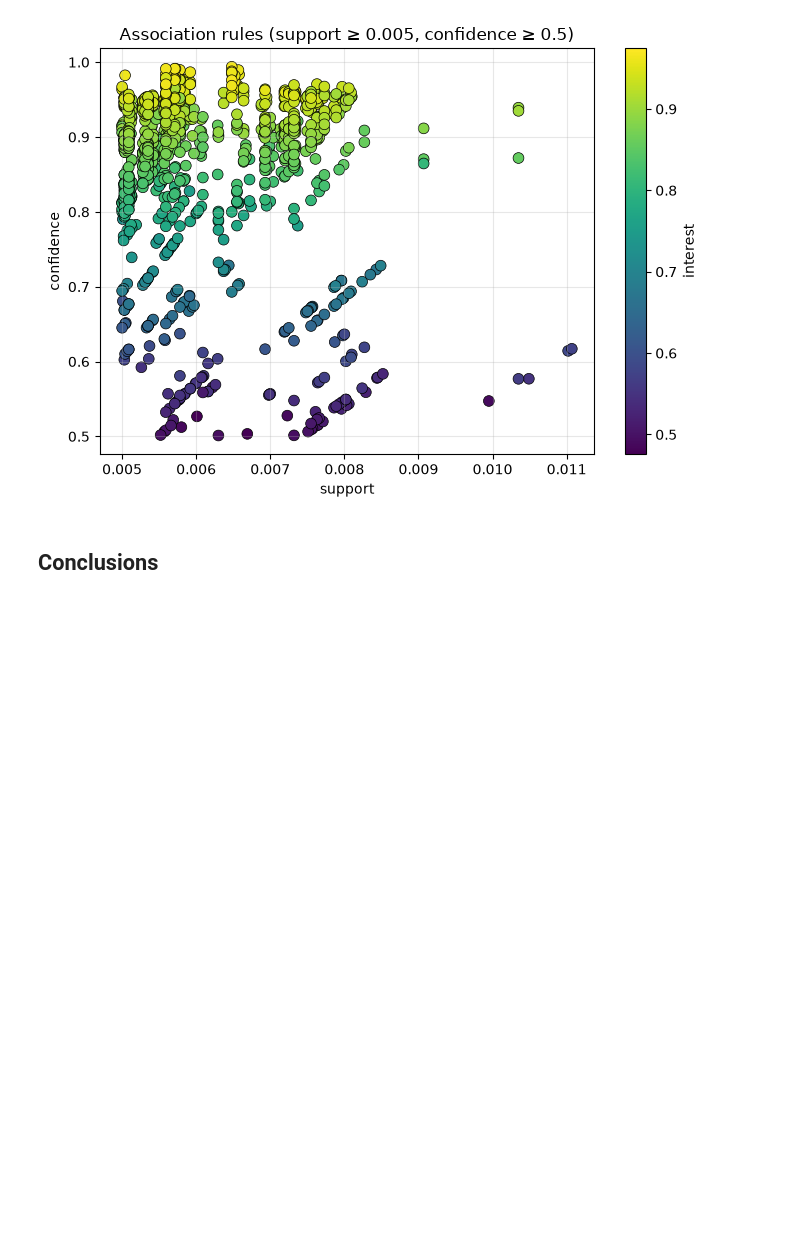
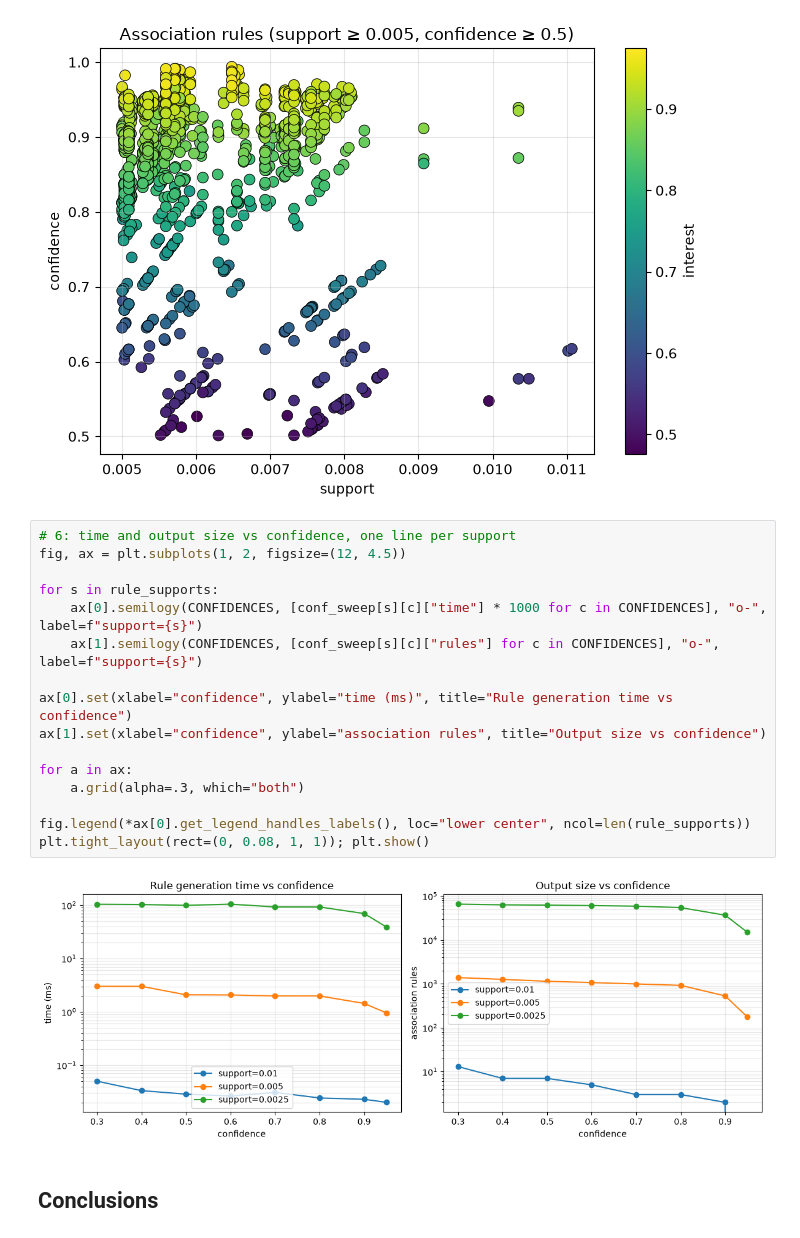
Before and after one commit to lavanda888boy/DataMining_Labs, a Jupyter notebook: notebooks/Lab_2.ipynb, the cells around one changed output. Drawn from its saved outputs; the diff is of its cells as text; blank space fills up the shorter version.

```diff
--- a/notebooks/Lab_2.ipynb
+++ b/notebooks/Lab_2.ipynb
@@ -357,5 +377,23 @@ plt.grid(alpha=.3)
 plt.tight_layout(); plt.show()
 # %% [output]
 [figure]
+# %%
+# 6: time and output size vs confidence, one line per support
+fig, ax = plt.subplots(1, 2, figsize=(12, 4.5))
+
+for s in rule_supports:
+    ax[0].semilogy(CONFIDENCES, [conf_sweep[s][c]["time"] * 1000 for c in CONFIDENCES], "o-", label=f"support={s}")
+    ax[1].semilogy(CONFIDENCES, [conf_sweep[s][c]["rules"] for c in CONFIDENCES], "o-", label=f"support={s}")
+
+ax[0].set(xlabel="confidence", ylabel="time (ms)", title="Rule generation time vs confidence")
+ax[1].set(xlabel="confidence", ylabel="association rules", title="Output size vs confidence")
+
+for a in ax:
+    a.grid(alpha=.3, which="both")
+
+fig.legend(*ax[0].get_legend_handles_labels(), loc="lower center", ncol=len(rule_supports))
+plt.tight_layout(rect=(0, 0.08, 1, 1)); plt.show()
+# %% [output]
+[figure, added]
 # %% [markdown]
 ## Conclusions
```
Also changed, not shown: parts of 17 cells of this notebook.
